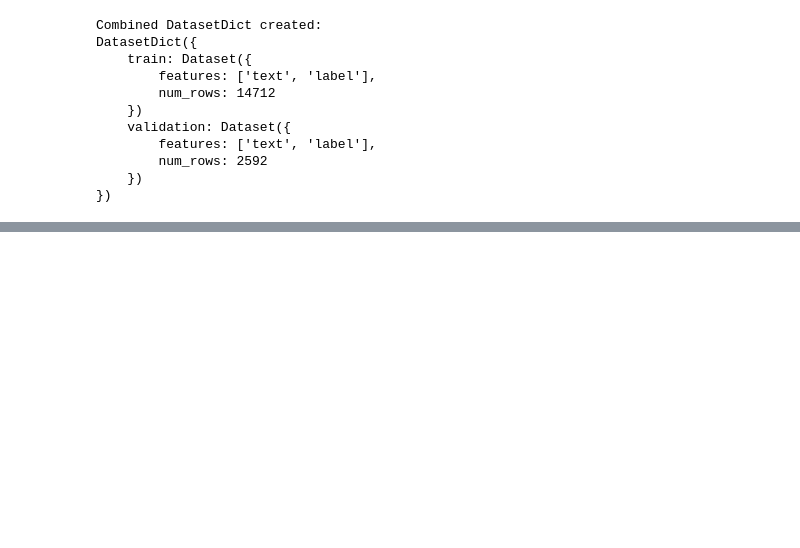
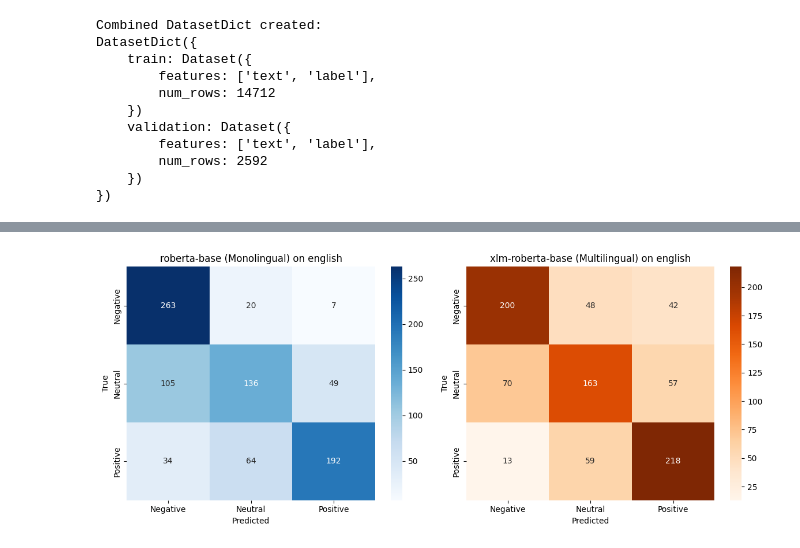
Before and after one commit to Jyotirya/Evaluation-of-Multilingual-Models, a Jupyter notebook: main.ipynb, the cells around one changed output, grey strips where cells are left out. Drawn from its saved outputs; the diff is of its cells as text; code cells hidden in the pictures; blank space fills up the shorter version.

```diff
--- a/main.ipynb
+++ b/main.ipynb
@@ -135,7 +163,14 @@ def clean_and_tokenize_multi(batch):
 
 # --- 3. Apply Tokenization ---
 print("Applying cleaning and tokenization...")
-tokenized_dataset_mono = dataset.map(clean_and_tokenize_mono, batched=True)
+
+# Create a DatasetDict for the monolingual model using only English data
+dataset_mono = DatasetDict({
+    'train': Dataset.from_pandas(df_english_train),
+    'validation': Dataset.from_pandas(df_english_val)
+})
+
+tokenized_dataset_mono = dataset_mono.map(clean_and_tokenize_mono, batched=True)
 tokenized_dataset_multi = dataset.map(clean_and_tokenize_multi, batched=True)
 
 # --- 4. Define Data Collators ---
@@ -155,14 +193,14 @@ def compute_metrics(eval_pred):
 # %%
 training_args = TrainingArguments(
     output_dir="./results",
-    num_train_epochs=3,
+    num_train_epochs=10,
     per_device_train_batch_size=16,
     per_device_eval_batch_size=16,
     warmup_steps=500,
     weight_decay=0.01,
     logging_dir="./logs",
     logging_steps=100,
-    evaluation_strategy="epoch",
+    eval_strategy="epoch", # Changed from evaluation_strategy
     save_strategy="epoch",
     load_best_model_at_end=True,
     report_to="none" # Disables wandb/tensorboard logging if you don't have it set up
@@ -186,14 +238,14 @@ trainer_mono.save_model("./models/roberta-base-finetuned")
 # Create new args to point to a different output directory
 training_args_multi = TrainingArguments(
     output_dir="./results_multi",
-    num_train_epochs=3,
+    num_train_epochs=8,
     per_device_train_batch_size=16,
     per_device_eval_batch_size=16,
     warmup_steps=500,
     weight_decay=0.01,
     logging_dir="./logs_multi",
     logging_steps=100,
-    evaluation_strategy="epoch",
+    eval_strategy="epoch",
     save_strategy="epoch",
     load_best_model_at_end=True,
     report_to="none"
@@ -285,0 +279,72 @@ print(results_df.pivot(index="language", columns="model", values="f1"))
+# %%
+results = []
+id_to_label = {0: "Negative", 1: "Neutral", 2: "Positive"}
+labels_list = ["Negative", "Neutral", "Positive"] # For plotting
+
+print("--- Evaluating models language-wise ---")
+
+for lang, lang_df in test_dfs.items():
+
+    # 1. Convert to Dataset
+    lang_test_set = Dataset.from_pandas(lang_df)
+
+    # 2. Tokenize
+    tokenized_lang_test_mono = lang_test_set.map(clean_and_tokenize_mono, batched=True)
+    tokenized_lang_test_multi = lang_test_set.map(clean_and_tokenize_multi, batched=True)
+
+    # 3. Get True Labels
+    true_labels = lang_test_set['label']
+
+    # --- 4. Evaluate Monolingual Model ---
+    print(f"Evaluating roberta-base on {lang}...")
+    mono_preds_output = trainer_mono.predict(tokenized_lang_test_mono)
+    mono_predicted_labels = np.argmax(mono_preds_output.predictions, axis=1)
+
+    # Calculate metrics for monolingual model
+    mono_f1 = f1_score(true_labels, mono_predicted_labels, average="macro")
+    results.append({"language": lang, "model": "roberta-base", "f1": mono_f1})
+
+
+    # --- 5. Evaluate Multilingual Model ---
+    print(f"Evaluating xlm-roberta-base on {lang}...")
+    multi_preds_output = trainer_multi.predict(tokenized_lang_test_multi)
+    multi_predicted_labels = np.argmax(multi_preds_output.predictions, axis=1)
+
+    # Calculate metrics for multilingual model
+    multi_f1 = f1_score(true_labels, multi_predicted_labels, average="macro")
+    results.append({"language": lang, "model": "xlm-roberta-base", "f1": multi_f1})
+
+
+    # --- 6. PLOT CONFUSION MATRIX ---
+    # We'll just plot for a couple of key languages to avoid spamming 16 plots
+    if lang in ['english', 'hindi']:
+        print(f"Plotting confusion matrices for {lang}...")
+
+        # A. Monolingual
+        cm_mono = confusion_matrix(true_labels, mono_predicted_labels)
+        plt.figure(figsize=(12, 5))
+        plt.subplot(1, 2, 1) # 1 row, 2 cols, 1st plot
+        sns.heatmap(cm_mono, annot=True, fmt='d', cmap='Blues',
+                    xticklabels=labels_list, yticklabels=labels_list)
+        plt.title(f'roberta-base (Monolingual) on {lang}')
+        plt.xlabel('Predicted')
+        plt.ylabel('True')
+
+        # B. Multilingual
+        cm_multi = confusion_matrix(true_labels, multi_predicted_labels)
+        plt.subplot(1, 2, 2) # 1 row, 2 cols, 2nd plot
+        sns.heatmap(cm_multi, annot=True, fmt='d', cmap='Oranges',
+                    xticklabels=labels_list, yticklabels=labels_list)
+        plt.title(f'xlm-roberta-base (Multilingual) on {lang}')
+        plt.xlabel('Predicted')
+        plt.ylabel('True')
+
+        plt.tight_layout()
+        plt.show()
+
+# --- (Rest of Phase 4: creating results_df) ---
+# --- 6. Convert results to a DataFrame for easy analysis ---
+results_df = pd.DataFrame(results)
+print("--- Final Results ---")
+print(results_df.pivot(index="language", columns="model", values="f1"))
+# %% [output]
@@ -285,0 +361 @@ print(results_df.pivot(index="language", columns="model", values="f1"))
+[figure, added]
```
Also changed, not shown: parts of 13 cells of this notebook.
